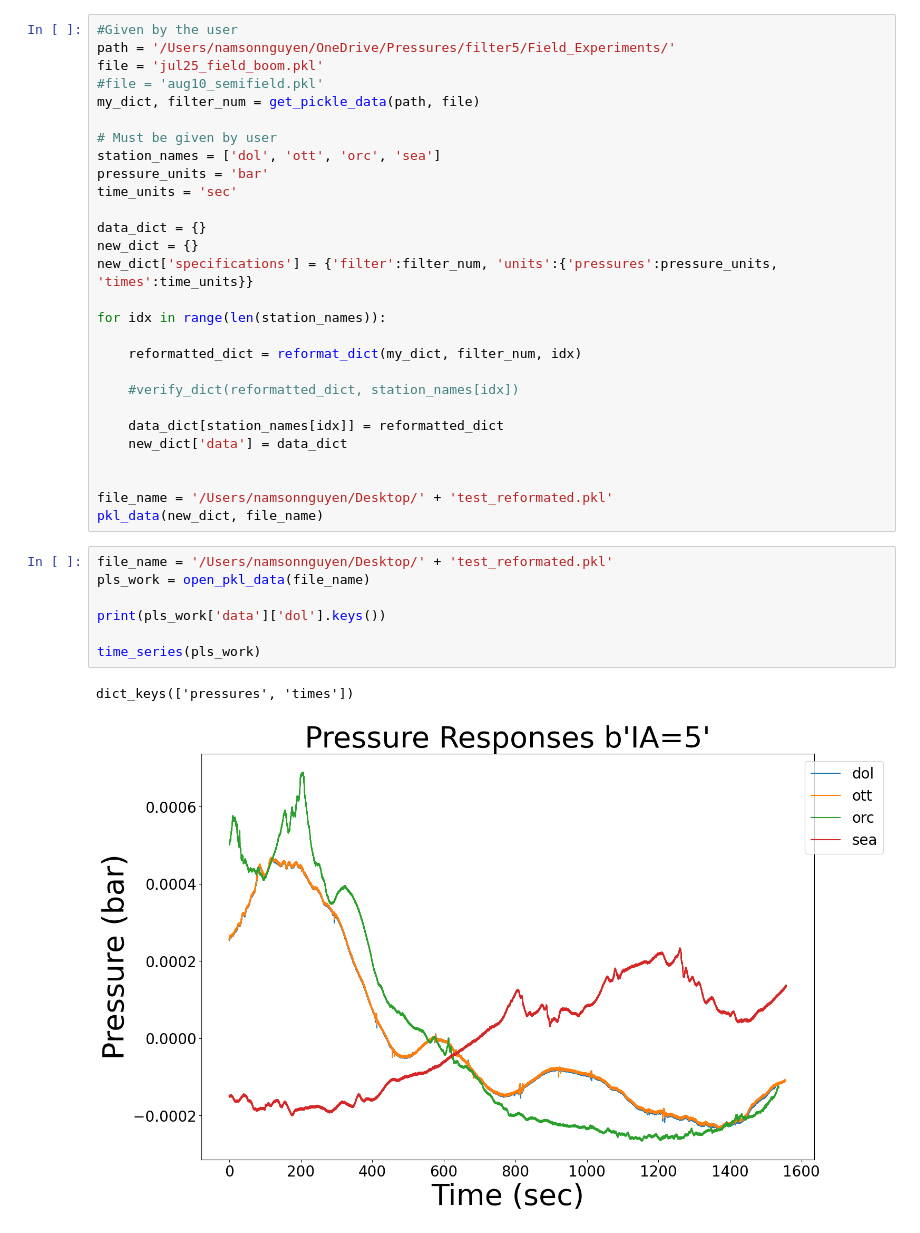
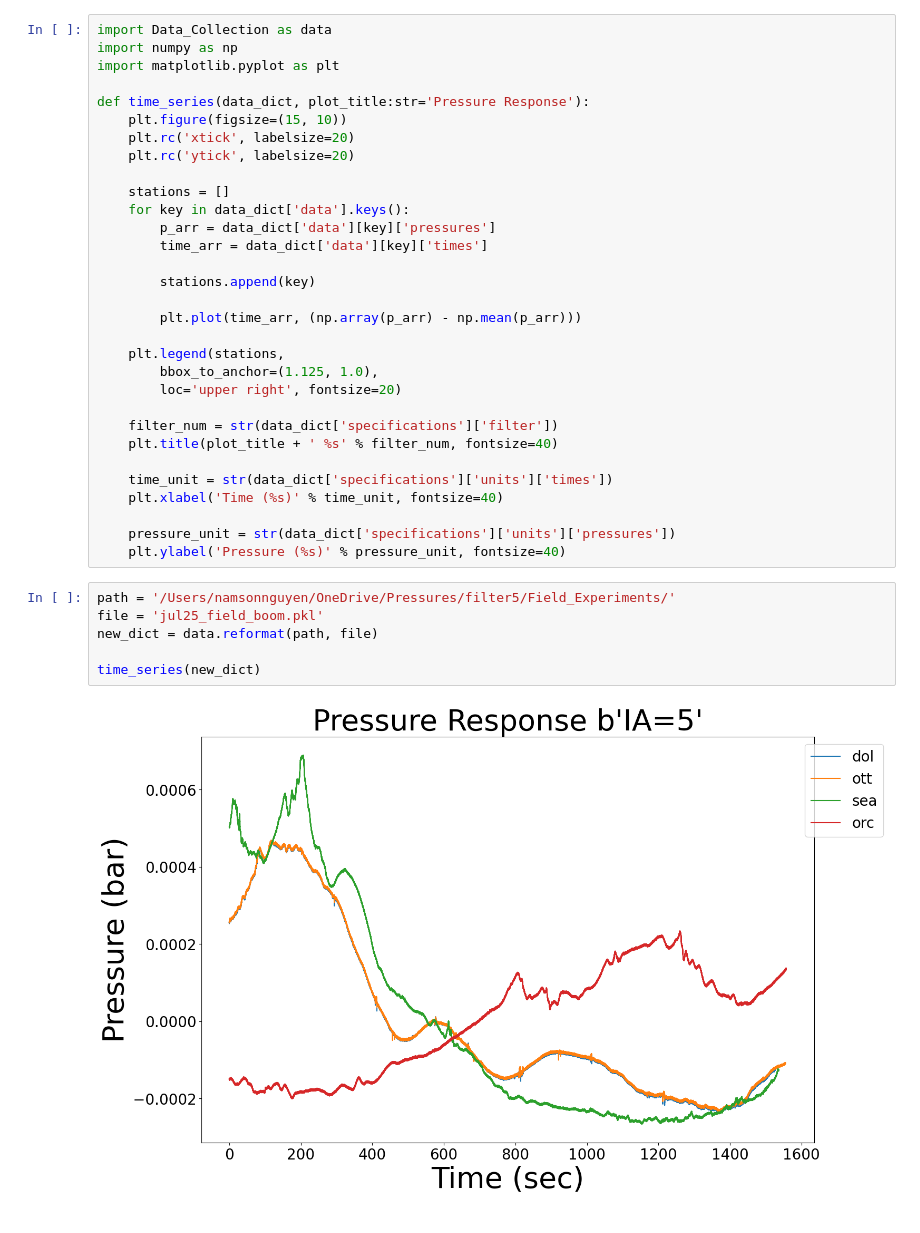
Before and after one commit to namson9728/MET4A_infrasonics, a Jupyter notebook: test.ipynb, the cells around one changed output. Saved outputs shown, nothing was run; the diff lists cells and outputs as text.

Commit message:
Completed reformatting functions in Data_Collection.py

```diff
--- a/test.ipynb
+++ b/test.ipynb
@@ -70,38 +1,39 @@ def time_series(data_dict):
-# %%
-#Given by the user
-path = '/Users/namsonnguyen/OneDrive/Pressures/filter5/Field_Experiments/'
-file = 'jul25_field_boom.pkl'
-#file = 'aug10_semifield.pkl'
-my_dict, filter_num = get_pickle_data(path, file)
-
-# Must be given by user
-station_names = ['dol', 'ott', 'orc', 'sea']
-pressure_units = 'bar'
-time_units = 'sec'
-
-data_dict = {}
-new_dict = {}
-new_dict['specifications'] = {'filter':filter_num, 'units':{'pressures':pressure_units, 'times':time_units}}
-
-for idx in range(len(station_names)):
-
-    reformatted_dict = reformat_dict(my_dict, filter_num, idx)
-
-    #verify_dict(reformatted_dict, station_names[idx])
-
-    data_dict[station_names[idx]] = reformatted_dict
-    new_dict['data'] = data_dict
-
-
-file_name = '/Users/namsonnguyen/Desktop/' + 'test_reformated.pkl'
-pkl_data(new_dict, file_name)
-# %%
-file_name = '/Users/namsonnguyen/Desktop/' + 'test_reformated.pkl'
-pls_work = open_pkl_data(file_name)
-
-print(pls_work['data']['dol'].keys())
-
-time_series(pls_work)
-# %% [output]
-dict_keys(['pressures', 'times'])
-[figure, removed]
+# %%
+import Data_Collection as data
+import numpy as np
+import matplotlib.pyplot as plt
+
+def time_series(data_dict, plot_title:str='Pressure Response'):
+    plt.figure(figsize=(15, 10))
+    plt.rc('xtick', labelsize=20)
+    plt.rc('ytick', labelsize=20)
+
+    stations = []
+    for key in data_dict['data'].keys():
+        p_arr = data_dict['data'][key]['pressures']
+        time_arr = data_dict['data'][key]['times']
+
+        stations.append(key)
+
+        plt.plot(time_arr, (np.array(p_arr) - np.mean(p_arr)))
+
+    plt.legend(stations,
+        bbox_to_anchor=(1.125, 1.0),
+        loc='upper right', fontsize=20)
+
+    filter_num = str(data_dict['specifications']['filter'])
+    plt.title(plot_title + ' %s' % filter_num, fontsize=40)
+
+    time_unit = str(data_dict['specifications']['units']['times'])
+    plt.xlabel('Time (%s)' % time_unit, fontsize=40)
+
+    pressure_unit = str(data_dict['specifications']['units']['pressures'])
+    plt.ylabel('Pressure (%s)' % pressure_unit, fontsize=40)
+# %%
+path = '/Users/namsonnguyen/OneDrive/Pressures/filter5/Field_Experiments/'
+file = 'jul25_field_boom.pkl'
+new_dict = data.reformat(path, file)
+
+time_series(new_dict)
+# %% [output]
+[figure, added]
```
Also changed, not shown: parts of 1 cell of this notebook, 3 other files.
